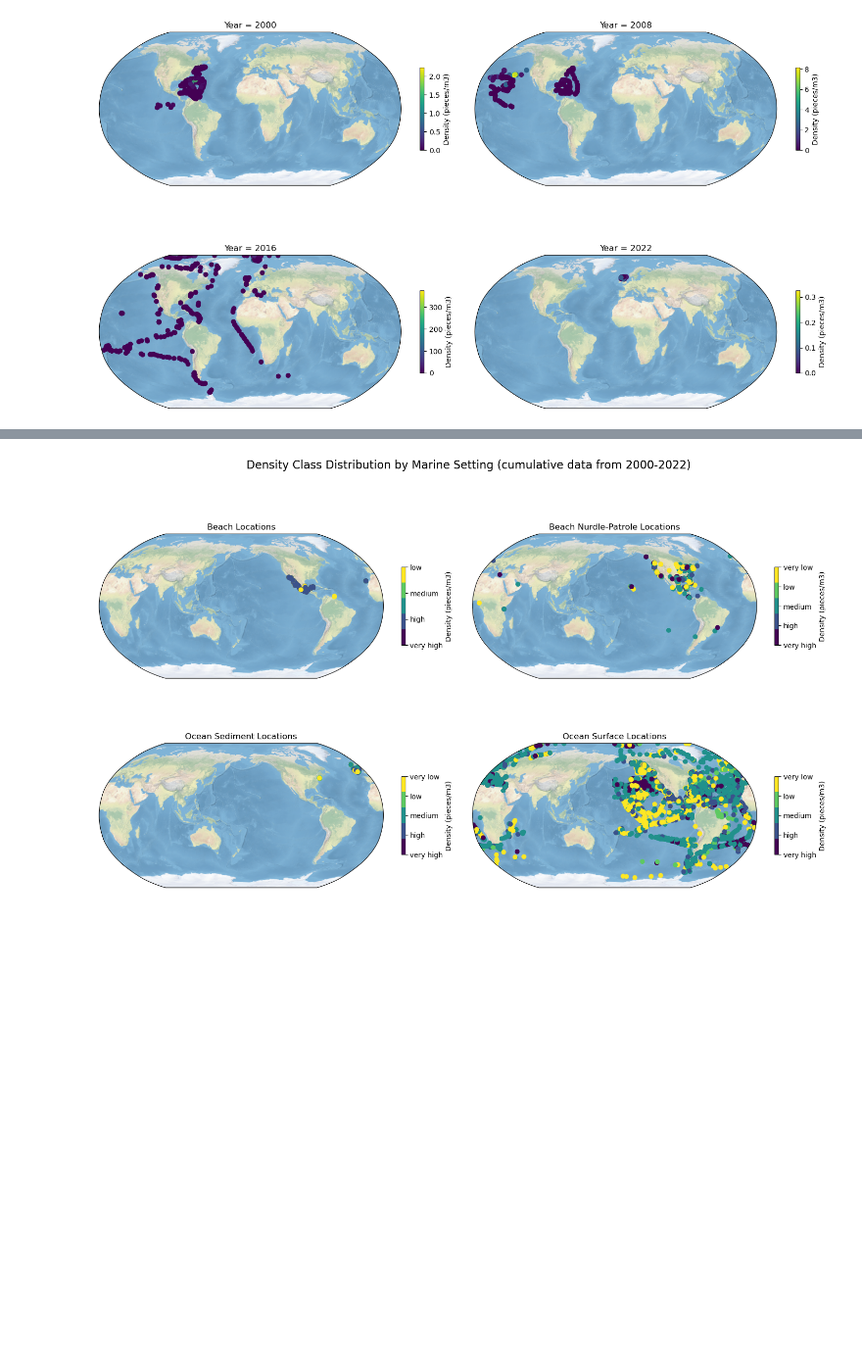
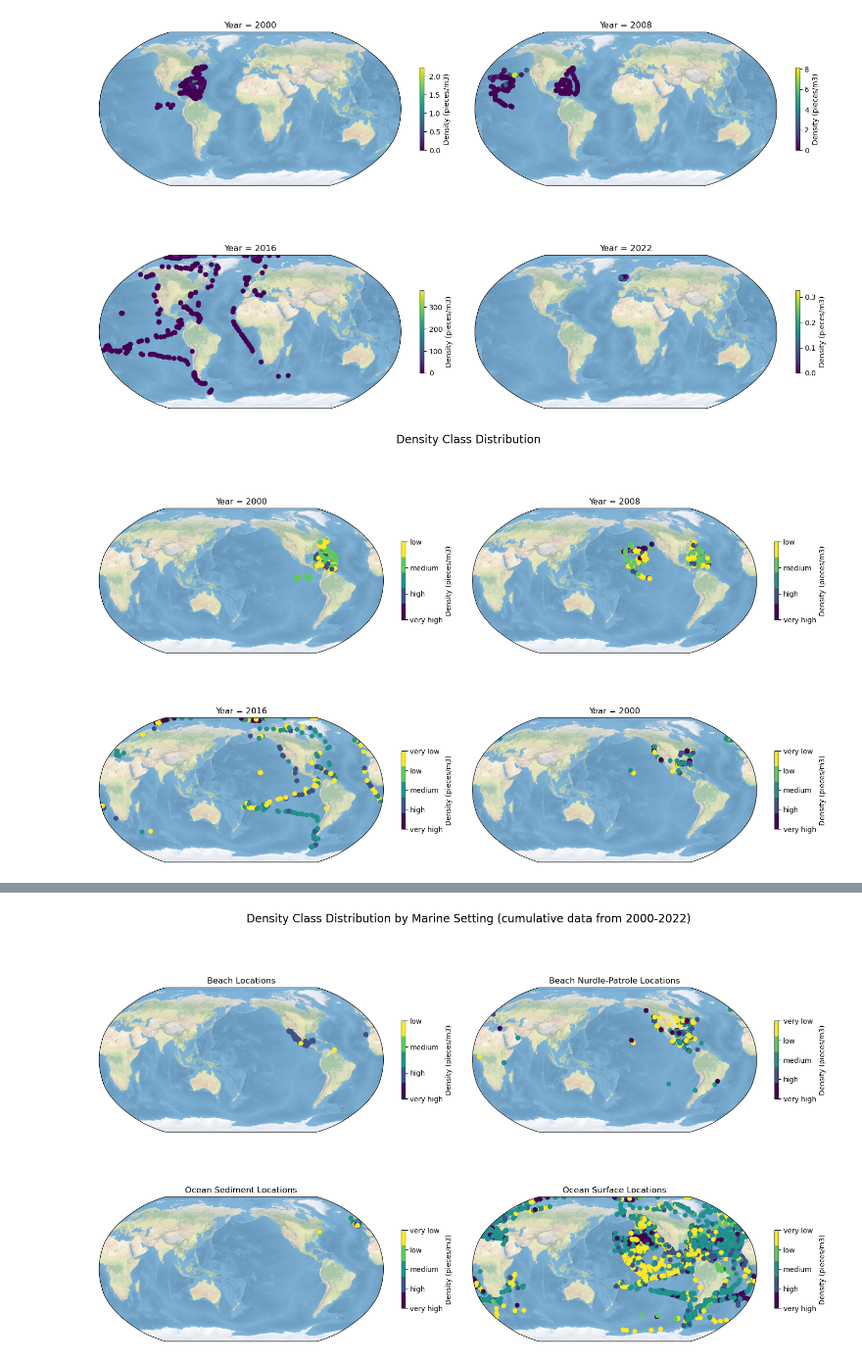
Before and after one commit to AmulyaNagella/final_project_AN, a Jupyter notebook: Microplastics_Final_Project.ipynb, the cells around one changed output, grey strips where cells are left out. Shown at 98% size. Drawn from its saved outputs; the diff is of its cells as text; code cells hidden in the pictures; blank space fills up the shorter version.

Commit message:
second submission of final project

```diff
--- a/Microplastics_Final_Project.ipynb
+++ b/Microplastics_Final_Project.ipynb
@@ -53,13 +55,13 @@ First, extract data from every 7-8 years within the dataframe and create sub-dat
 # %%
 #Extracting data from every 8-7 years.
 
-df_2000 = df[df['Date'].dt.year == 2000][['Latitude', 'Longitude', 'Measurement']]
+df_2000 = df[df['Date'].dt.year == 2000][['Latitude', 'Longitude', 'Measurement', 'Density Class']]
 
-df_2008 = df[df['Date'].dt.year == 2008][['Latitude', 'Longitude', 'Measurement']]
+df_2008 = df[df['Date'].dt.year == 2008][['Latitude', 'Longitude', 'Measurement', 'Density Class']]
 
-df_2016 = df[df['Date'].dt.year == 2016][['Latitude', 'Longitude', 'Measurement']]
+df_2016 = df[df['Date'].dt.year == 2016][['Latitude', 'Longitude', 'Measurement', 'Density Class']]
 
-df_2022 = df[df['Date'].dt.year == 2022][['Latitude', 'Longitude', 'Measurement']]
+df_2022 = df[df['Date'].dt.year == 2022][['Latitude', 'Longitude', 'Measurement', 'Density Class']]
 # %%
 # Plotting all the datasets into individual maps.
 
@@ -104,6 +106,79 @@ plt.tight_layout()
 plt.show()
 # %% [output]
 [figure]
+# %%
+#There are 5 categories within the density class parameter. The code below creates a color map based on the categories.
+categories = ['very high', 'high', 'medium', 'low', 'very low']
+colormap = plt.cm.get_cmap('viridis', len(categories))
+
+norm = mcolors.BoundaryNorm(range(len(categories) + 1), colormap.N)
+
+#Below, the colormap based ont he 5 categories is applied to the density class column within each of the sub-datasets.
+df_2000['Density Class'] = df_2000['Density Class'].astype('category')
+df_2008['Density Class'] = df_2008['Density Class'].astype('category')
+df_2016['Density Class'] = df_2016['Density Class'].astype('category')
+df_2022['Density Class'] = df_2022['Density Class'].astype('category')
+
+#Now, we can create the four maps for the four different marine settings.
+
+# "cat.codes" function converts the categorical values into numeric codes. The colormap created above is used to map the codes to colors for all the maps.
+
+
+fig, axes = plt.subplots(2, 2, figsize=(15, 10), subplot_kw={'projection':ccrs.Robinson(central_longitude=180)})
+fig.suptitle('Density Class Distribution', fontsize=16)
+
+
+#2000 Map
+ax = axes[0,0]
+ax.stock_img()
+scatter_2000 = ax.scatter(df_2000['Longitude'], df_2000['Latitude'], transform=ccrs.PlateCarree(),
+                           c=norm(df_2000['Density Class'].cat.codes), cmap=colormap)
+
+ax.set_title('Year = 2000')
+colorbar_2000 = plt.colorbar(scatter_2000, ax=ax, label='Density (pieces/m3)', shrink=0.3,
+                             ticks=range(len(categories)))
+colorbar_2000.set_ticklabels(categories)
+
+
+#2008 Map
+ax = axes[0,1]
+ax.stock_img()
+scatter_2008 = ax.scatter(df_2008['Longitude'], df_2008['Latitude'], transform=ccrs.PlateCarree(),
+                           c=norm(df_2008['Density Class'].cat.codes), cmap=colormap)
+
+ax.set_title('Year = 2008')
+colorbar_2008 = plt.colorbar(scatter_2008, ax=ax, label='Density (pieces/m3)', shrink=0.3,
+                               ticks=range(len(categories)))
+colorbar_2008.set_ticklabels(categories)
+
+
+#2016 Map
+ax = axes[1,0]
+ax.stock_img()
+scatter_2016 = ax.scatter(df_2016['Longitude'], df_2016['Latitude'], transform=ccrs.PlateCarree(),
+                              c=norm(df_2016['Density Class'].cat.codes), cmap=colormap)
+
+ax.set_title('Year = 2016')
+colorbar_2016 = plt.colorbar(scatter_2016, ax=ax, label='Density (pieces/m3)', shrink=0.3,
+                             ticks=range(len(categories)))
+colorbar_2016.set_ticklabels(categories)
+
+
+#2022 Map
+ax = axes[1,1]
+ax.stock_img()
+scatter_2022 = ax.scatter(df_2022['Longitude'], df_2022['Latitude'], transform=ccrs.PlateCarree(),
+                             c=norm(df_2022['Density Class'].cat.codes), cmap=colormap)
+
+ax.set_title('Year = 2000')
+colorbar_2022 = plt.colorbar(scatter_2022, ax=ax, label='Density (pieces/m3)', shrink=0.3, ticks=range(len(categories)))
+colorbar_2022.set_ticklabels(categories)
+
+
+plt.tight_layout()
+plt.show()
+# %% [output]
+[figure, added]
 # %% [markdown]
 ### Mapping by Marine Setting
 
```
Also changed, not shown: parts of 12 cells of this notebook.
